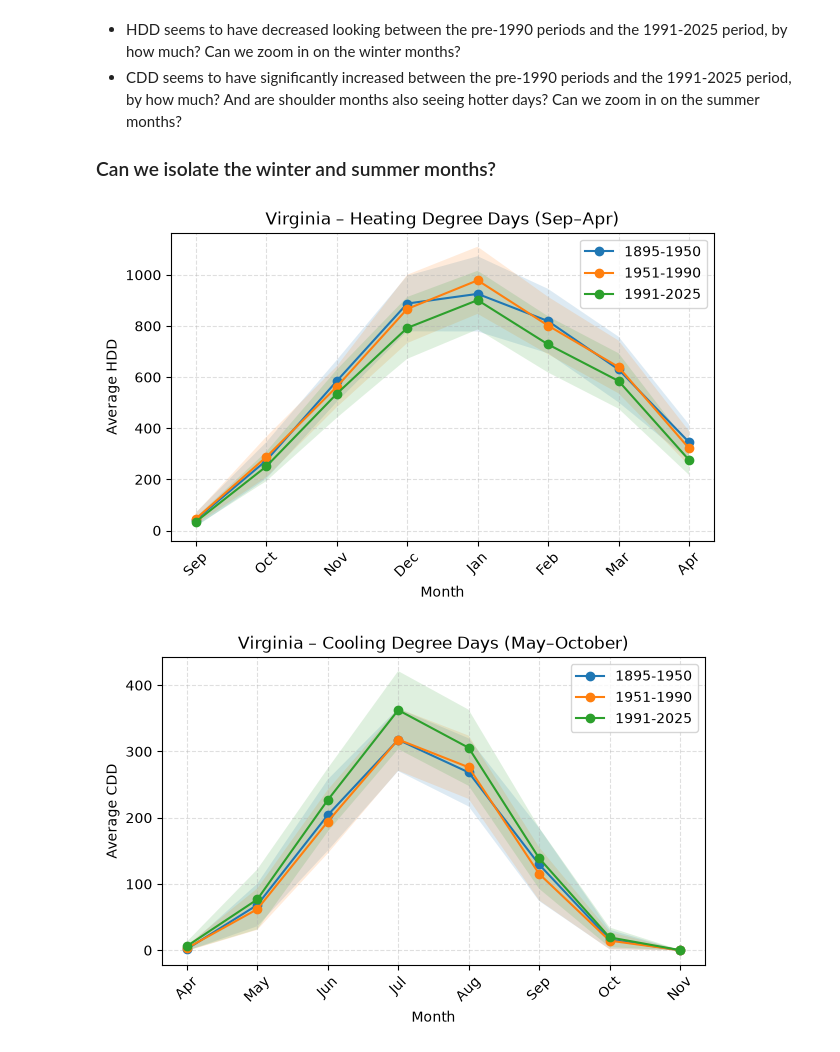
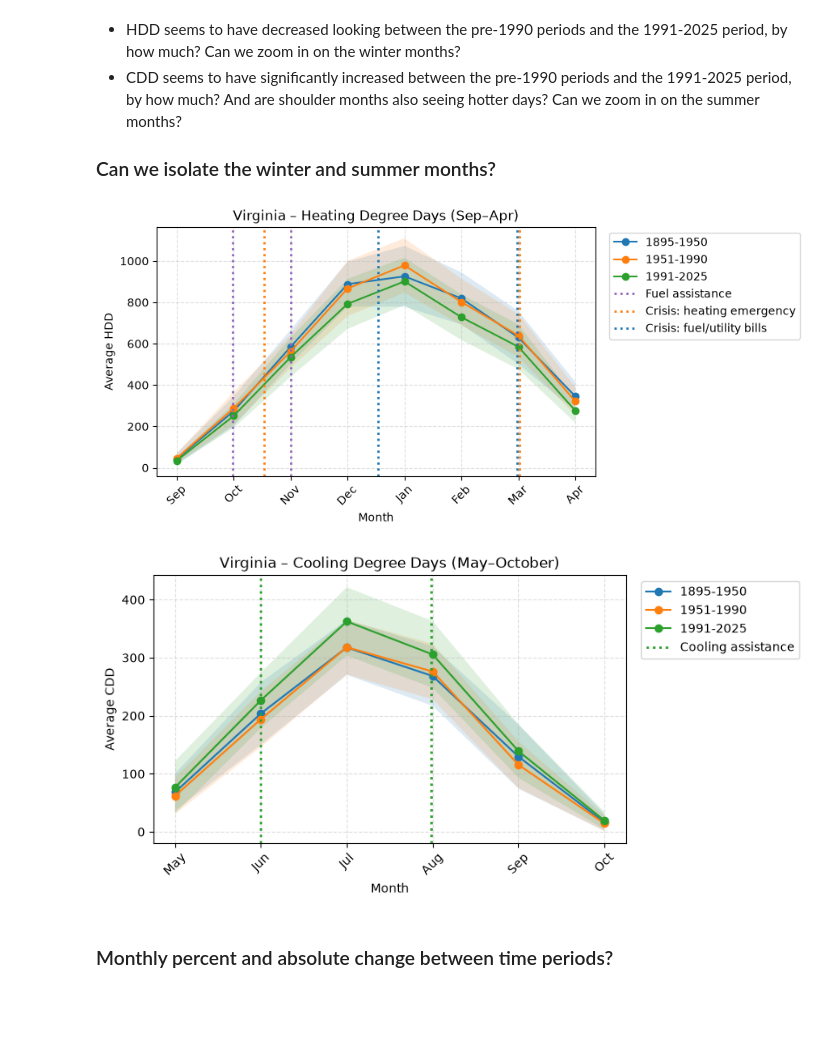
Before and after one commit to om-shhh/vcc-energy-assistance, a Jupyter notebook: analysis/analysis.ipynb, the cells around one changed output. Cells and saved outputs as stored; diff of their text form; code cells hidden in the pictures; blank space fills up the shorter version.

```diff
--- a/analysis/analysis.ipynb
+++ b/analysis/analysis.ipynb
@@ -201,3 +182,13 @@ display(cdd_mean.head())
+# %%
+# Define months for HDD, CDD, all months
+
+hdd_months = ["september", "october", "november", "december",
+              "january", "february", "march", "april"]
+cdd_months = ["may", "june", "july", "august", "september", "october"]
+
+all_months = [ "january", "february", "march", "april",
+               "may", "june", "july", "august",
+               "september", "october", "november", "december"]
 # %%
 # Plot average monthly HDD across periods
 x = range(12)
@@ -237,44 +231,44 @@ plt.show()
 
 ### Can we isolate the winter and summer months?
 # %%
-hdd_months = ["september", "october", "november", "december",
-              "january", "february", "march", "april"]
-
+# HDD
 hdd_sel = hdd_mean.loc[hdd_months]      # keep only these months, in this order
 
 x = range(len(hdd_months))
 plt.figure(figsize=(7, 4))
 for period in ["1895-1950", "1951-1990", "1991-2025"]:
     m, s = hdd_sel["mean"][period], hdd_sel["std"][period]
     plt.plot(x, m, marker="o", label=period)
     plt.fill_between(x, m - s, m + s, alpha=0.15)
+
+add_windows(hdd_windows, hdd_months)
 plt.xticks(x, [name[:3].title() for name in hdd_sel.index], rotation=45)
 plt.xlabel("Month")
 plt.ylabel("Average HDD")
 plt.title("Virginia – Heating Degree Days (Sep–Apr)")
-plt.legend()
+plt.legend(loc="upper left", bbox_to_anchor=(1.02, 1))
 plt.grid(True, linestyle="--", alpha=0.4)
 plt.show()
 
-
-
-cdd_months = ["april","may", "june", "july", "august", "september", "october","november"]
-
+# CDD
 cdd_sel = cdd_mean.loc[cdd_months]      # keep only these months, in this order
 
 x = range(len(cdd_months))
 plt.figure(figsize=(7, 4))
 for period in ["1895-1950", "1951-1990", "1991-2025"]:
     m, s = cdd_sel["mean"][period], cdd_sel["std"][period]
     plt.plot(x, m, marker="o", label=period)
     plt.fill_between(x, m - s, m + s, alpha=0.15)
+add_windows(cdd_windows, cdd_months)
 plt.xticks(x, [name[:3].title() for name in cdd_sel.index], rotation=45)
 plt.xlabel("Month")
 plt.ylabel("Average CDD")
 plt.title("Virginia – Cooling Degree Days (May–October)")
-plt.legend()
+plt.legend(loc="upper left", bbox_to_anchor=(1.02, 1))
 plt.grid(True, linestyle="--", alpha=0.4)
 plt.show()
 # %% [output]
-[figure, old version]
+[figure, new version]
-[figure, old version]
+[figure, new version]
+# %% [markdown]
+### Monthly percent and absolute change between time periods?
```
Also changed, not shown: parts of 8 cells of this notebook.
